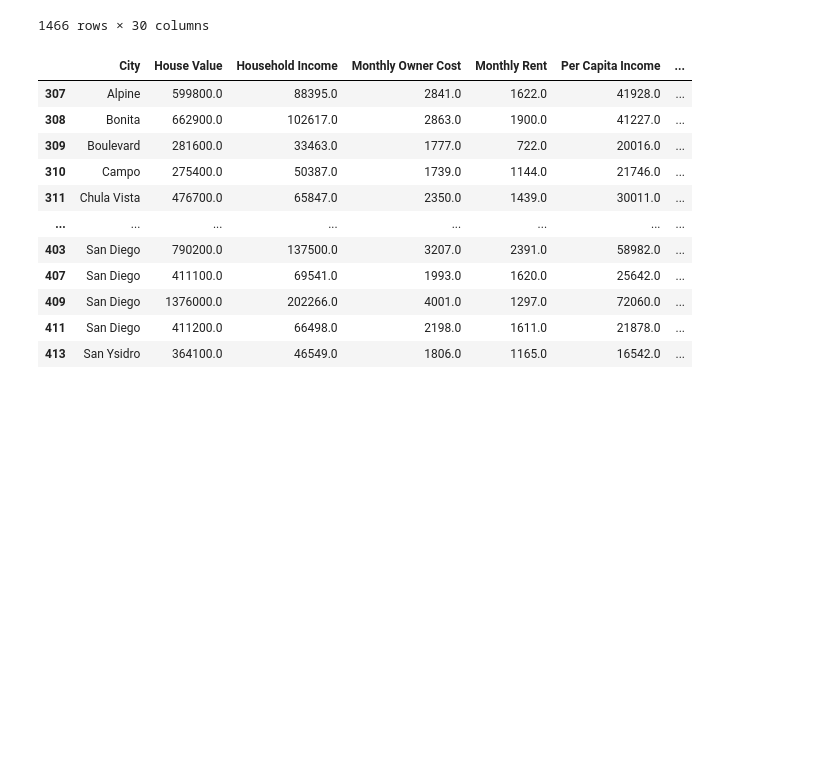
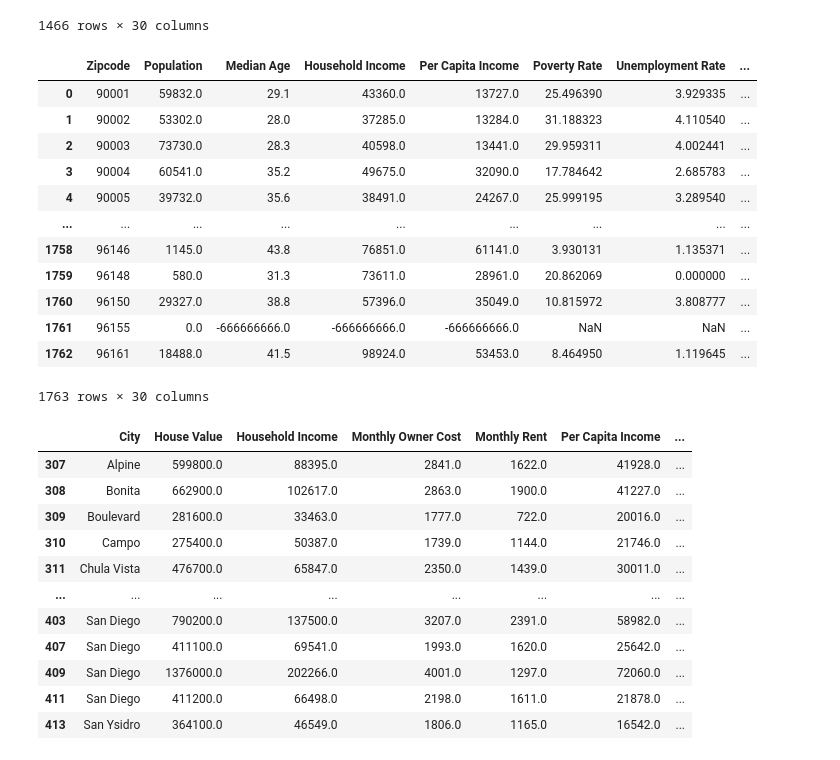
Before and after one commit to pandeysudip/housing-price, a Jupyter notebook: best_cities_2019.ipynb, the cells around one changed output. Drawn from its saved outputs; the diff is of its cells as text; code cells hidden in the pictures; blank space fills up the shorter version.

```diff
--- a/best_cities_2019.ipynb
+++ b/best_cities_2019.ipynb
@@ -51,6 +51,21 @@ ca_2019_data
 1466 rows × 30 columns
 # %%
 ca_2019_data=pd.read_csv("output_census/census_ca_2019.csv")
+ca_2019_data
+# %% [output]
+|  | Zipcode | Population | Median Age | Household Income | Per Capita Income | Poverty Rate | Unemployment Rate | ... |
+| 0 | 90001 | 59832.0 | 29.1 | 43360.0 | 13727.0 | 25.496390 | 3.929335 | ... |
+| 1 | 90002 | 53302.0 | 28.0 | 37285.0 | 13284.0 | 31.188323 | 4.110540 | ... |
+| 2 | 90003 | 73730.0 | 28.3 | 40598.0 | 13441.0 | 29.959311 | 4.002441 | ... |
+| 3 | 90004 | 60541.0 | 35.2 | 49675.0 | 32090.0 | 17.784642 | 2.685783 | ... |
+| 4 | 90005 | 39732.0 | 35.6 | 38491.0 | 24267.0 | 25.999195 | 3.289540 | ... |
+| ... | ... | ... | ... | ... | ... | ... | ... | ... |
+| 1758 | 96146 | 1145.0 | 43.8 | 76851.0 | 61141.0 | 3.930131 | 1.135371 | ... |
+| 1759 | 96148 | 580.0 | 31.3 | 73611.0 | 28961.0 | 20.862069 | 0.000000 | ... |
+| 1760 | 96150 | 29327.0 | 38.8 | 57396.0 | 35049.0 | 10.815972 | 3.808777 | ... |
+| 1761 | 96155 | 0.0 | -666666666.0 | -666666666.0 | -666666666.0 | NaN | NaN | ... |
+| 1762 | 96161 | 18488.0 | 41.5 | 98924.0 | 53453.0 | 8.464950 | 1.119645 | ... |
+1763 rows × 30 columns
 # %%
 #Filter for la county
 
```
Also changed, not shown: parts of 8 cells of this notebook.
